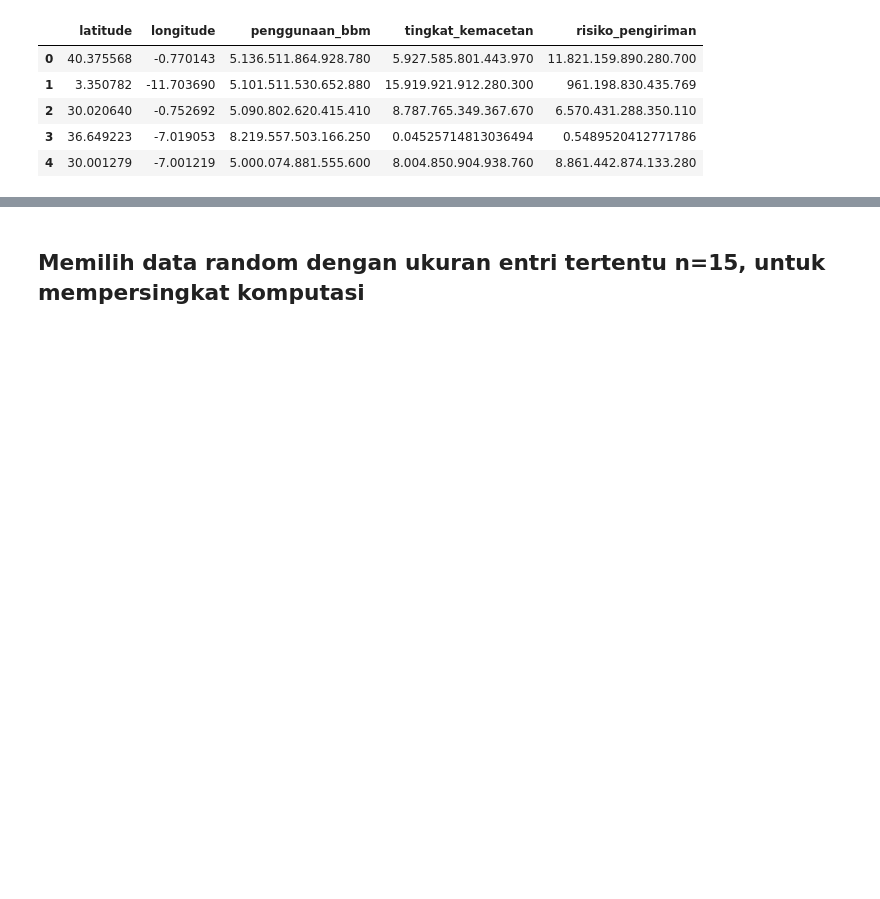
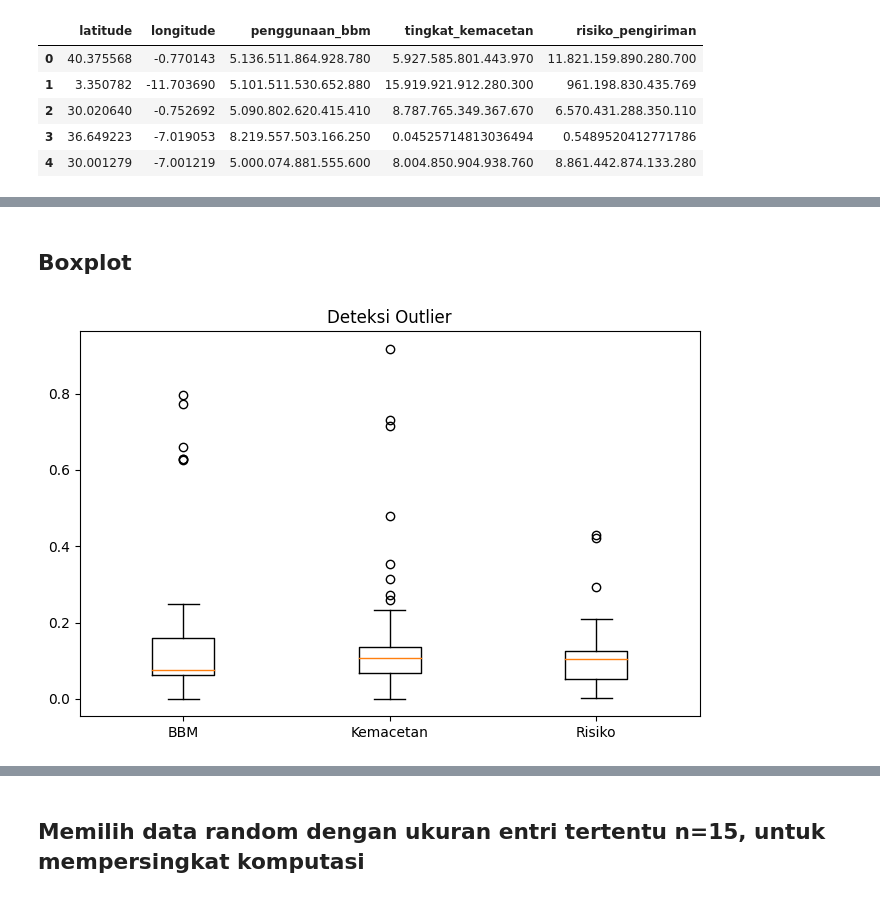
Before and after one commit to amelrdini/smart-route-optimization, a Jupyter notebook: Route_Planning_and_Optimizitation.ipynb, the cells around one changed output, grey strips where cells are left out. Cells and saved outputs as stored; diff of their text form; code cells hidden in the pictures; blank space fills up the shorter version.

```diff
--- a/Route_Planning_and_Optimizitation.ipynb
+++ b/Route_Planning_and_Optimizitation.ipynb
@@ -60,0 +133,20 @@ df.head()
+# %% [markdown]
+## **Boxplot**
+# %%
+plt.figure(figsize=(8,5))
+
+plt.boxplot([
+    df_eda['penggunaan_bbm'],
+    df_eda['tingkat_kemacetan'],
+    df_eda['risiko_pengiriman']
+])
+
+plt.xticks(
+    [1,2,3],
+    ['BBM','Kemacetan','Risiko']
+)
+
+plt.title('Deteksi Outlier')
+plt.show()
+# %% [output]
+[figure, added]
```
Also changed, not shown: parts of 20 cells of this notebook, 3 other files.
